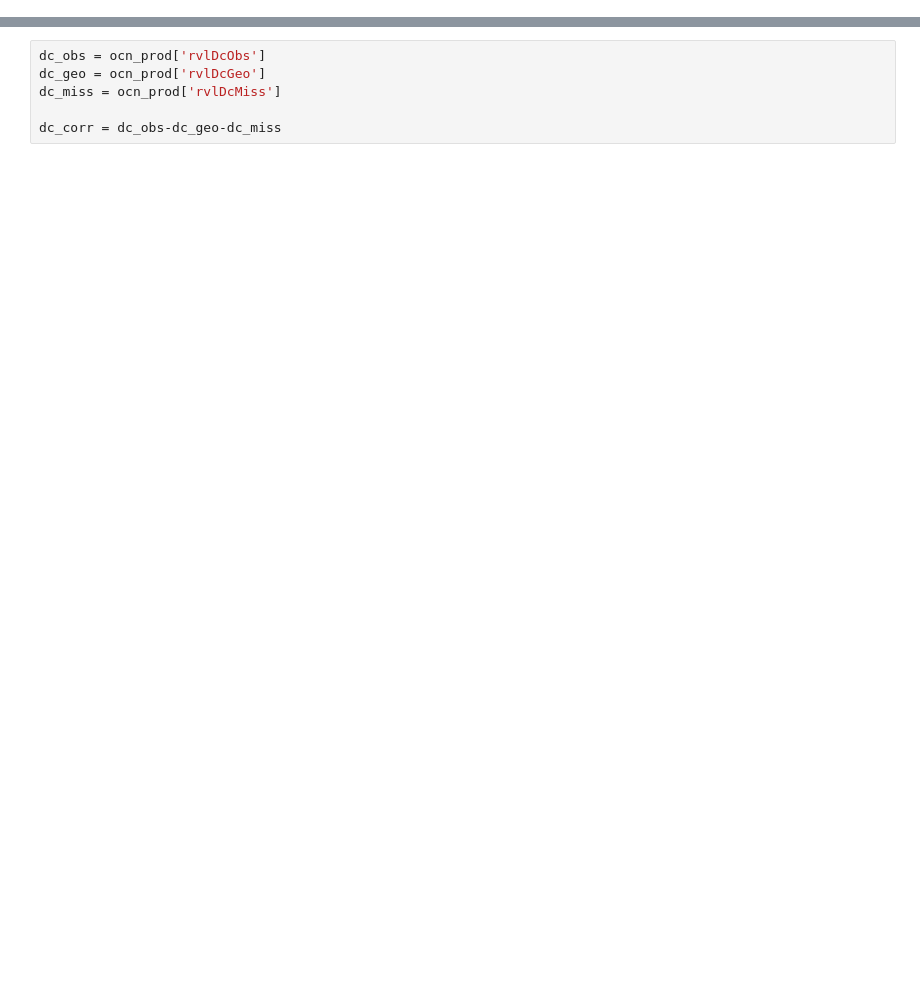
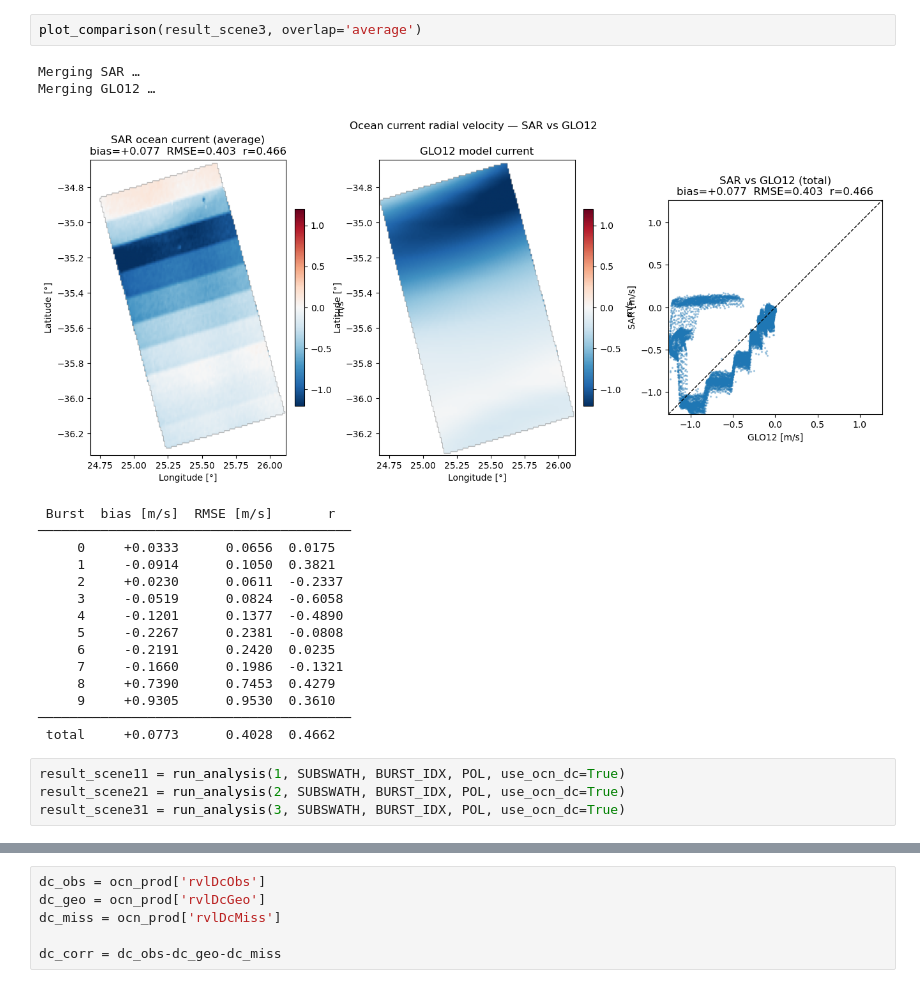
Before and after one commit to oscipal/ocean_current_retrieval, a Jupyter notebook: notebooks/s1_ocean.ipynb, the cells around one changed output, grey strips where cells are left out. Drawn from its saved outputs; the diff is of its cells as text; blank space fills up the shorter version.

```diff
--- a/notebooks/s1_ocean.ipynb
+++ b/notebooks/s1_ocean.ipynb
@@ -77,0 +89,24 @@ Merging GLO12 …
+# %%
+plot_comparison(result_scene3, overlap='average')
+# %% [output]
+Merging SAR …
+Merging GLO12 …
+[figure, added]
+ Burst  bias [m/s]  RMSE [m/s]       r
+────────────────────────────────────────
+     0     +0.0333      0.0656  0.0175
+     1     -0.0914      0.1050  0.3821
+     2     +0.0230      0.0611  -0.2337
+     3     -0.0519      0.0824  -0.6058
+     4     -0.1201      0.1377  -0.4890
+     5     -0.2267      0.2381  -0.0808
+     6     -0.2191      0.2420  0.0235
+     7     -0.1660      0.1986  -0.1321
+     8     +0.7390      0.7453  0.4279
+     9     +0.9305      0.9530  0.3610
+────────────────────────────────────────
+ total     +0.0773      0.4028  0.4662
+# %%
+result_scene11 = run_analysis(1, SUBSWATH, BURST_IDX, POL, use_ocn_dc=True)
+result_scene21 = run_analysis(2, SUBSWATH, BURST_IDX, POL, use_ocn_dc=True)
+result_scene31 = run_analysis(3, SUBSWATH, BURST_IDX, POL, use_ocn_dc=True)
```
Also changed, not shown: parts of 19 cells of this notebook, 8 other files.
